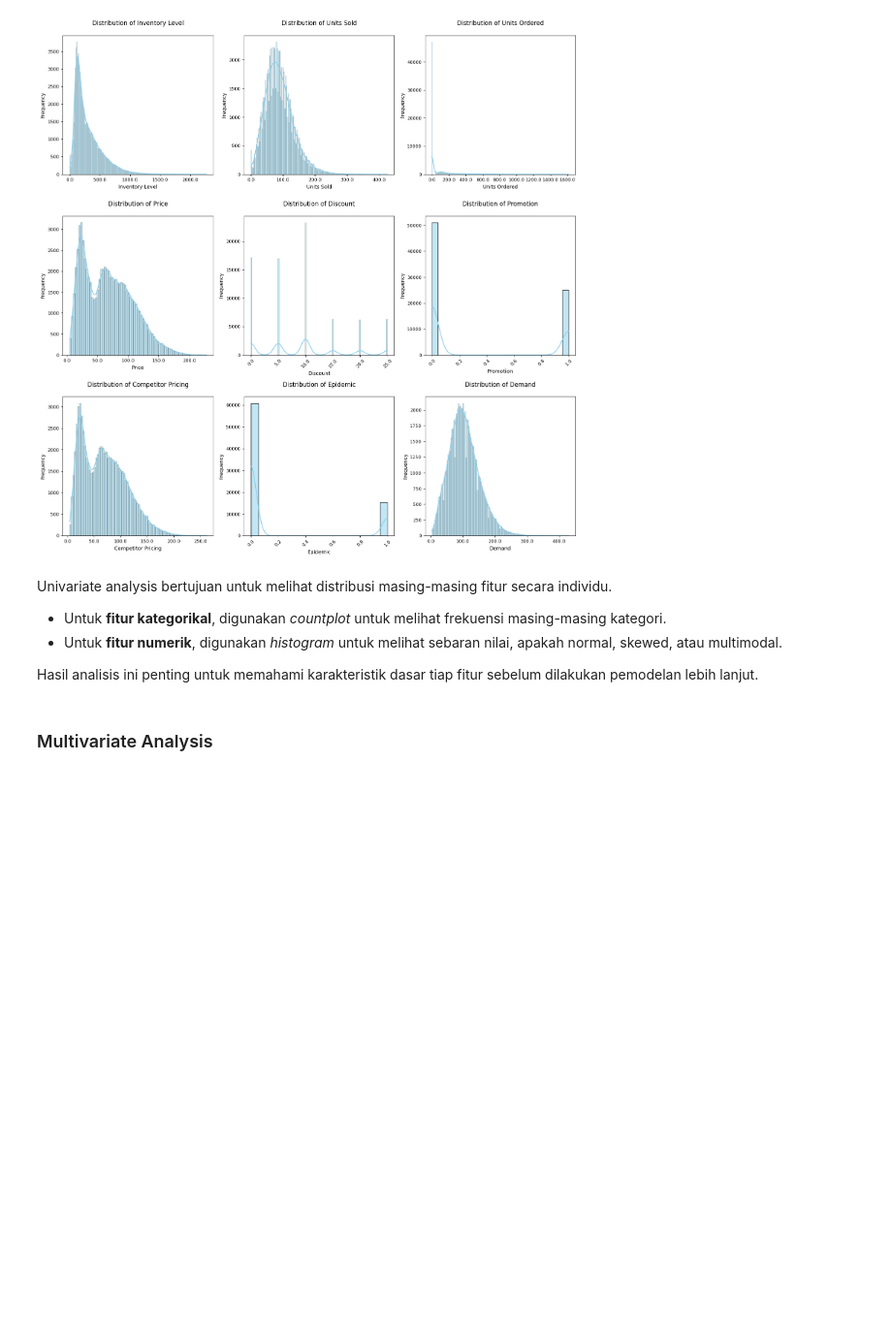
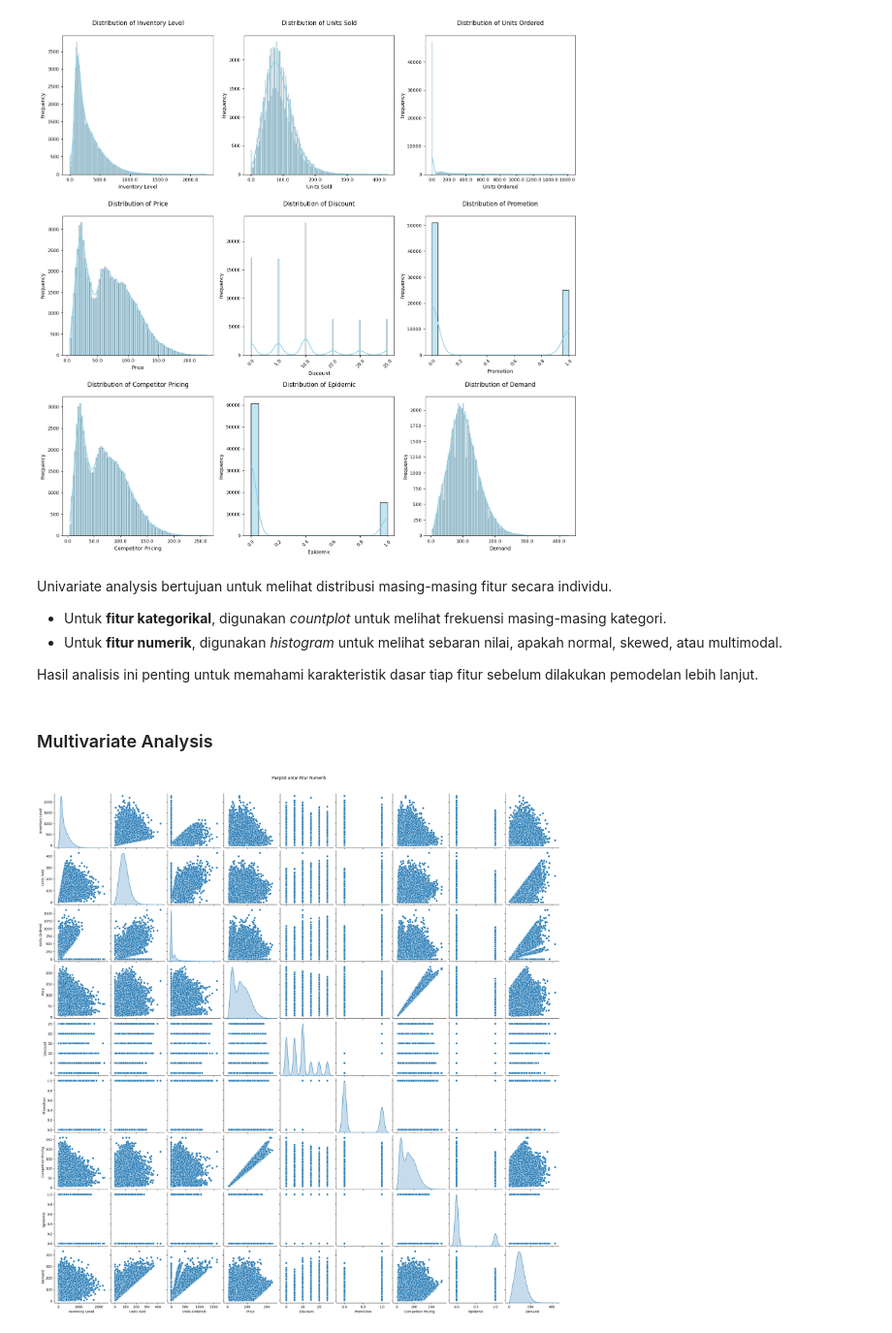
Before and after one commit to heriswaya/MLT-Project-1-and-2, a Jupyter notebook: forecasting_demand.ipynb, the cells around one changed output. Shown at 97% size. Saved outputs shown, nothing was run; the diff lists cells and outputs as text; code cells hidden in the pictures; blank space fills up the shorter version.

```diff
--- a/forecasting_demand.ipynb
+++ b/forecasting_demand.ipynb
@@ -288,3 +288,10 @@ Univariate analysis bertujuan untuk melihat distribusi masing-masing fitur secar
 Hasil analisis ini penting untuk memahami karakteristik dasar tiap fitur sebelum dilakukan pemodelan lebih lanjut.
 # %% [markdown]
 ### Multivariate Analysis
+# %%
+# Pairplot antar fitur numerik untuk melihat hubungan dan distribusi
+sns.pairplot(df[numerical_features], diag_kind='kde')
+plt.suptitle('Pairplot antar Fitur Numerik', y=1.02)
+plt.show()
+# %% [output]
+[figure, added]
```
Also changed, not shown: parts of 22 cells of this notebook.
